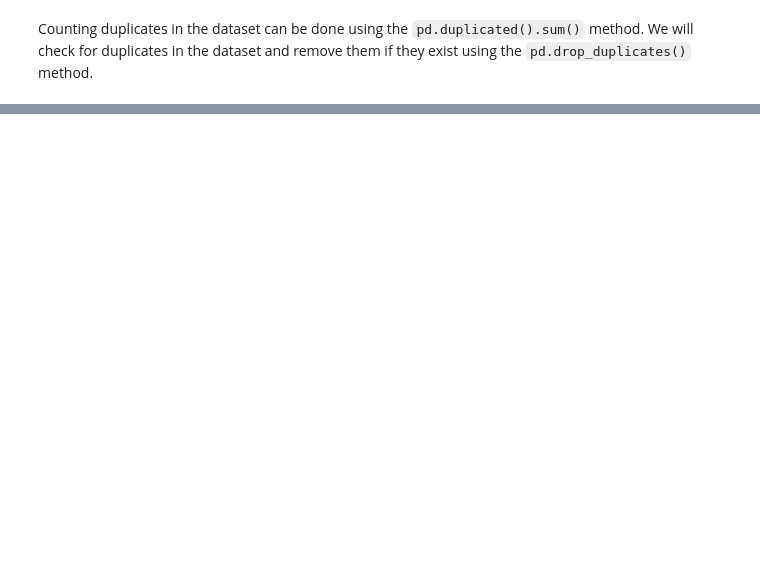
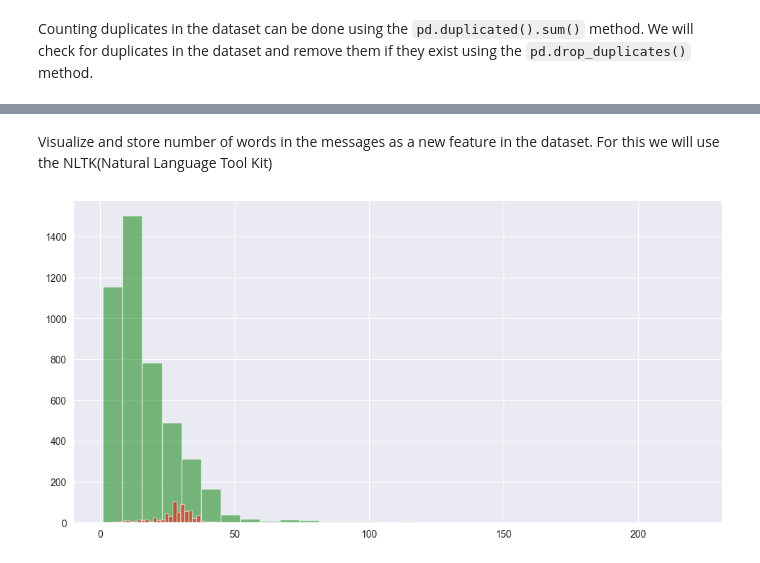
Before and after one commit to JoshiArchit/Email-Spam-Filter, a Jupyter notebook: spam_filter.ipynb, the cells around one changed output, grey strips where cells are left out. Cells and saved outputs as stored; diff of their text form; code cells hidden in the pictures; blank space fills up the shorter version.

```diff
--- a/spam_filter.ipynb
+++ b/spam_filter.ipynb
@@ -99,0 +123,16 @@ plt.show()
+# %% [markdown]
+<p> Visualize and store number of words in the messages as a new feature in the dataset. For this we will use the NLTK(Natural Language Tool Kit)</p>
+# %%
+from nltk.tokenize import word_tokenize
+
+# Add a new feature to the dataset
+data['num_words'] = data['text'].apply(lambda x: len(word_tokenize(x)))
+
+# Visualize the number of words in messages
+plt.figure(figsize = (12, 6))
+plt.hist(data[data['target'] == 0]['num_words'], color='green', alpha=0.5, label='Ham', bins=30)
+plt.hist(data[data['target'] == 1]['num_words'], color='red', alpha=0.5, label='Spam', bins=30)
+
+plt.show()
+# %% [output]
+[figure, added]
```
Also changed, not shown: parts of 20 cells of this notebook.
